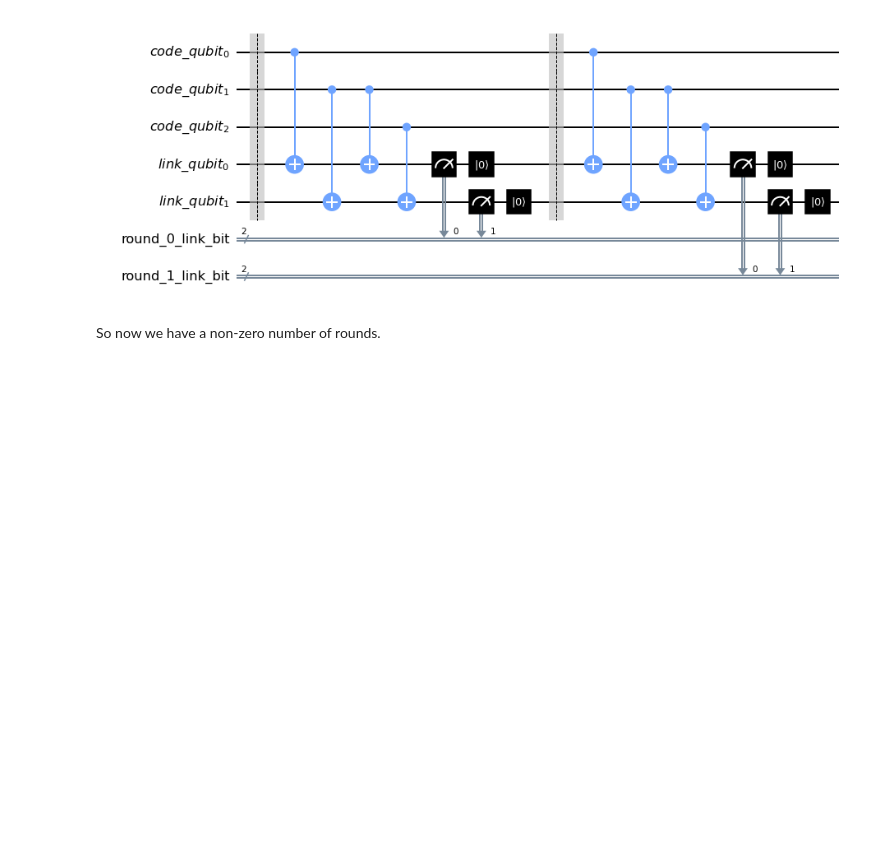
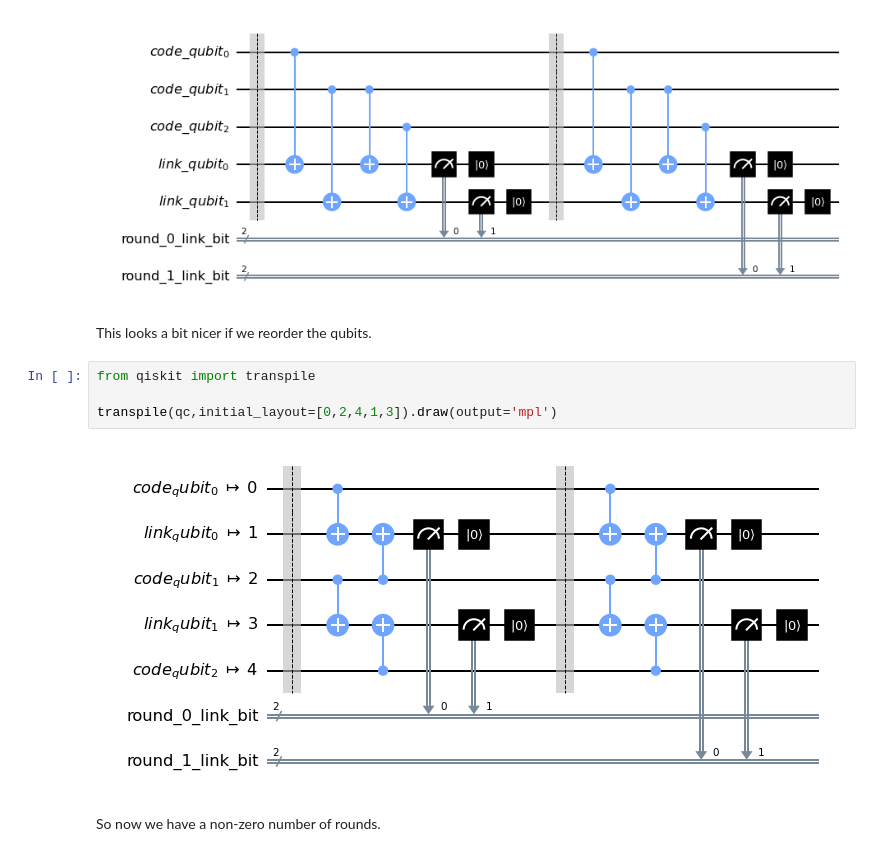
Before and after one commit to quantumjim/qec_lectures, a Jupyter notebook: lecture-1.ipynb, the cells around one changed output. Drawn from its saved outputs; the diff is of its cells as text; blank space fills up the shorter version.

```diff
--- a/lecture-1.ipynb
+++ b/lecture-1.ipynb
@@ -78,6 +86,14 @@ T += 1
 qc.draw(output='mpl') # uncomment to draw circuit
 # %% [output]
 [figure]
+# %% [markdown]
+This looks a bit nicer if we reorder the qubits.
+# %%
+from qiskit import transpile
+
+transpile(qc,initial_layout=[0,2,4,1,3]).draw(output='mpl')
+# %% [output]
+[figure, added]
 # %% [markdown]
 So now we have a non-zero number of rounds.
 # %%
```
Also changed, not shown: parts of 14 cells of this notebook.
